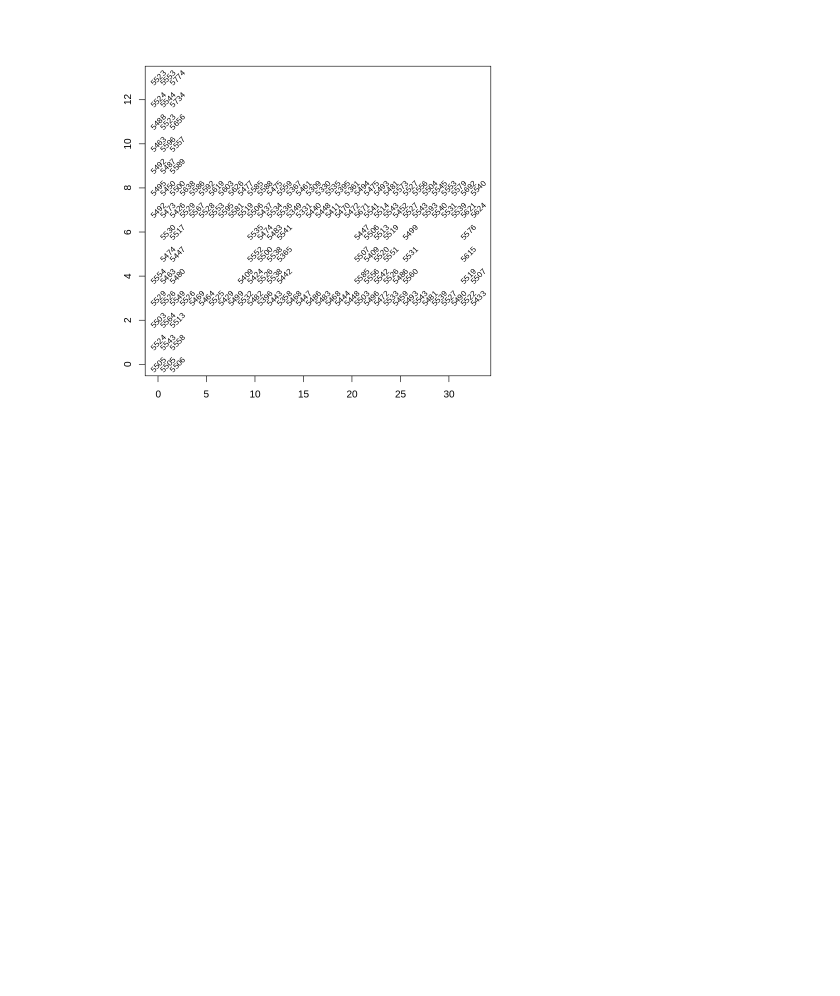
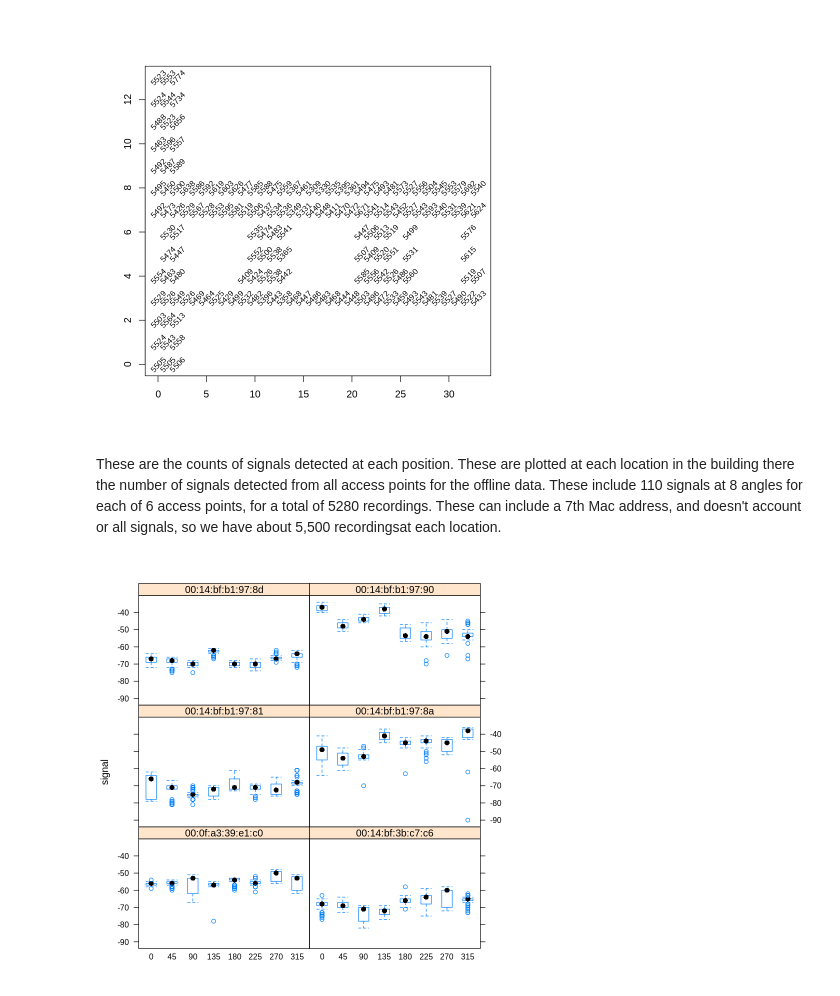
Before and after one commit to dclark18/MSDS7333---Quantifying-the-World, a Jupyter notebook: Unit 2 Case study/Code/MSDS_WEEK_1.ipynb, the cells around one changed output. Drawn from its saved outputs; the diff is of its cells as text; code cells hidden in the pictures; blank space fills up the shorter version.

```diff
--- a/Unit 2 Case study/Code/MSDS_WEEK_1.ipynb
+++ b/Unit 2 Case study/Code/MSDS_WEEK_1.ipynb
@@ -763,3 +762,10 @@ plot(locCounts, type = 'n', xlab = '', ylab = '')
 text(locCounts, labels = locCounts[,3], cex = 0.8, srt = 45)
 # %% [output]
 [figure]
+# %% [markdown]
+These are the counts of signals detected at each position. These are plotted at each location in the building  there the number of signals detected from all access points for the offline data. These include 110 signals at 8 angles for each of 6 access points, for a total of 5280 recordings. These can include a 7th Mac address, and doesn't account or all signals, so we have about 5,500 recordingsat each location.
+# %%
+library(lattice)
+bwplot(signal ~ factor(angle) | mac, data = offline,  subset = posX == 2 & posY == 12  & mac != "00:0f:a3:39:dd:cd",  layout = c(2,3))
+# %% [output]
+[figure, added]
```
Also changed, not shown: parts of 19 cells of this notebook.
